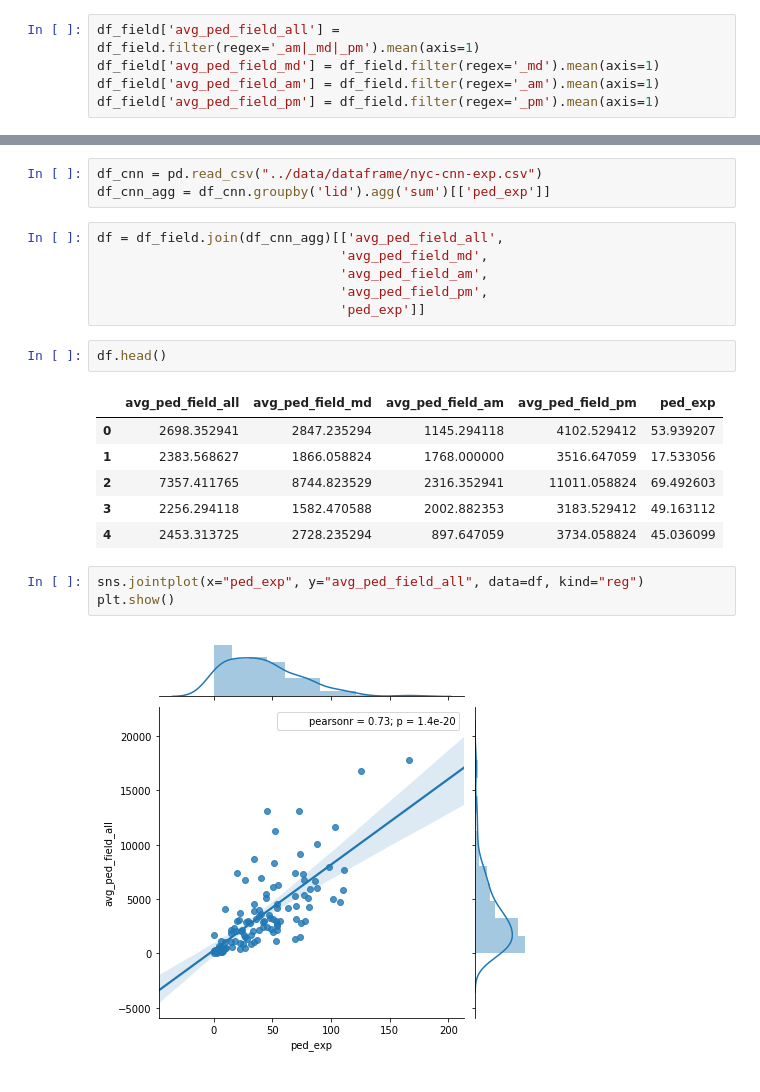
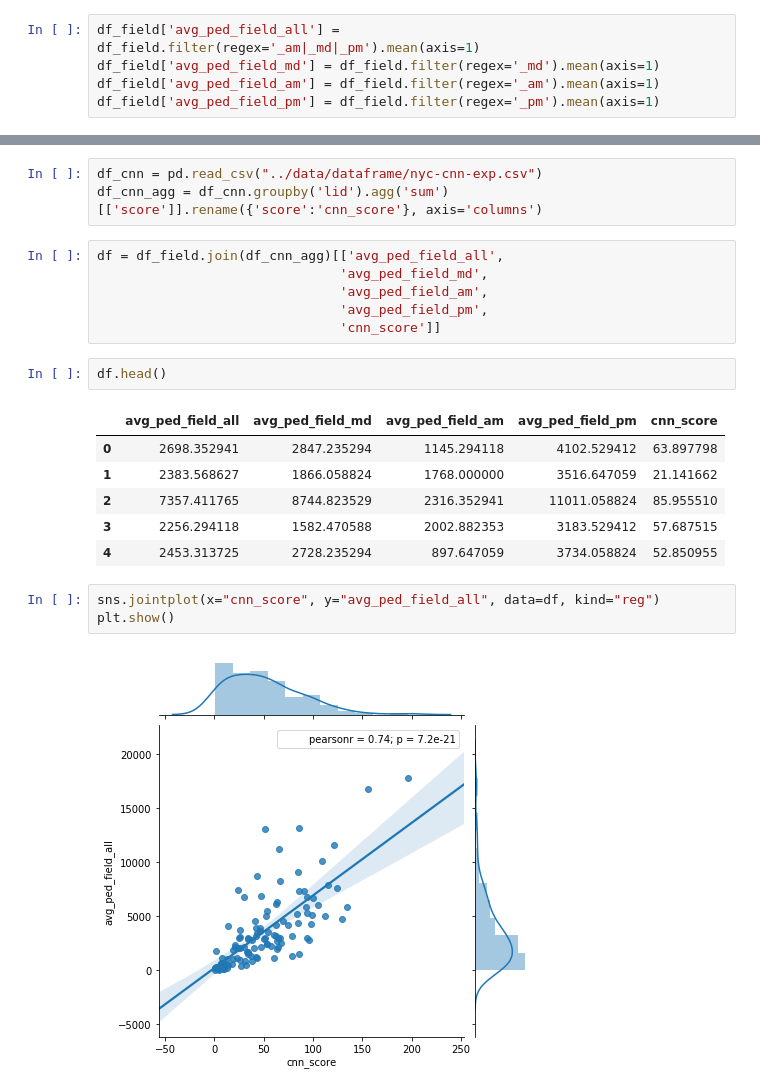
Before and after one commit to yonghah/nyc_ped_count_cnn, a Jupyter notebook: notebooks/03-Compare-two-datasets.ipynb, the cells around one changed output, grey strips where cells are left out. Drawn from its saved outputs; the diff is of its cells as text.

Commit message:
update dataframe with the new format

```diff
--- a/notebooks/03-Compare-two-datasets.ipynb
+++ b/notebooks/03-Compare-two-datasets.ipynb
@@ -22,23 +32,23 @@ df_field['avg_ped_field_pm'] = df_field.filter(regex='_pm').mean(axis=1)
 # %%
 df_cnn = pd.read_csv("../data/dataframe/nyc-cnn-exp.csv")
-df_cnn_agg = df_cnn.groupby('lid').agg('sum')[['ped_exp']]
+df_cnn_agg = df_cnn.groupby('lid').agg('sum')[['score']].rename({'score':'cnn_score'}, axis='columns')
 # %%
 df = df_field.join(df_cnn_agg)[['avg_ped_field_all',
                                'avg_ped_field_md',
                                'avg_ped_field_am',
                                'avg_ped_field_pm',
-                               'ped_exp']]
+                               'cnn_score']]
 # %%
 df.head()
 # %% [output]
-|  | avg_ped_field_all | avg_ped_field_md | avg_ped_field_am | avg_ped_field_pm | ped_exp |
-| 0 | 2698.352941 | 2847.235294 | 1145.294118 | 4102.529412 | 53.939207 |
-| 1 | 2383.568627 | 1866.058824 | 1768.000000 | 3516.647059 | 17.533056 |
-| 2 | 7357.411765 | 8744.823529 | 2316.352941 | 11011.058824 | 69.492603 |
-| 3 | 2256.294118 | 1582.470588 | 2002.882353 | 3183.529412 | 49.163112 |
-| 4 | 2453.313725 | 2728.235294 | 897.647059 | 3734.058824 | 45.036099 |
+|  | avg_ped_field_all | avg_ped_field_md | avg_ped_field_am | avg_ped_field_pm | cnn_score |
+| 0 | 2698.352941 | 2847.235294 | 1145.294118 | 4102.529412 | 63.897798 |
+| 1 | 2383.568627 | 1866.058824 | 1768.000000 | 3516.647059 | 21.141662 |
+| 2 | 7357.411765 | 8744.823529 | 2316.352941 | 11011.058824 | 85.955510 |
+| 3 | 2256.294118 | 1582.470588 | 2002.882353 | 3183.529412 | 57.687515 |
+| 4 | 2453.313725 | 2728.235294 | 897.647059 | 3734.058824 | 52.850955 |
 # %%
-sns.jointplot(x="ped_exp", y="avg_ped_field_all", data=df, kind="reg")
+sns.jointplot(x="cnn_score", y="avg_ped_field_all", data=df, kind="reg")
 plt.show()
 # %% [output]
-[figure, old version]
+[figure, new version]
```
Also changed, not shown: parts of 5 cells of this notebook, 2 other files.
